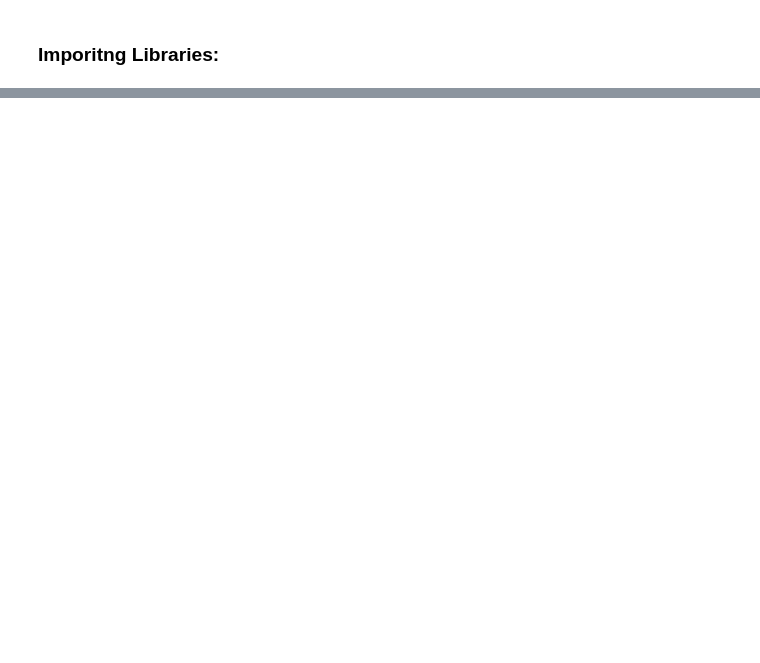
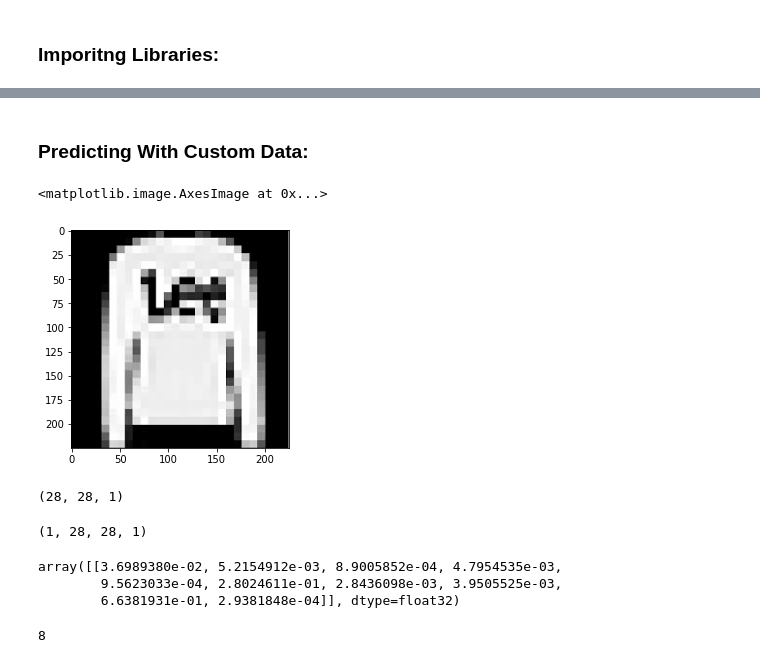
Before and after one commit to satz2000/DeepLearning-, a Jupyter notebook: CNN/CNN.ipynb, the cells around one changed output, grey strips where cells are left out. Saved outputs shown, nothing was run; the diff lists cells and outputs as text; code cells hidden in the pictures; blank space fills up the shorter version.

```diff
--- a/CNN/CNN.ipynb
+++ b/CNN/CNN.ipynb
@@ -112,0 +243,11 @@ Epoch 10/10
+# %% [markdown]
+### **Predicting With Custom Data:**
+# %%
+import cv2
+from keras.preprocessing import image
+img_path = "/content/drive/MyDrive/Deep Learning/images1.jpg"
+img = cv2.imread(img_path)
+plt.imshow(img)
+# %% [output]
+<matplotlib.image.AxesImage at 0x...>
+[figure, added]
@@ -112,0 +257,21 @@ Epoch 10/10
+# %%
+x = np.resize(img, (28, 28, 1))
+x.shape
+# %% [output]
+(28, 28, 1)
+# %%
+img = np.expand_dims(x, axis=0)
+img.shape
+# %% [output]
+(1, 28, 28, 1)
+# %%
+result = model.predict(img)
+result
+# %% [output]
+array([[3.6989380e-02, 5.2154912e-03, 8.9005852e-04, 4.7954535e-03,
+        9.5623033e-04, 2.8024611e-01, 2.8436098e-03, 3.9505525e-03,
+        6.6381931e-01, 2.9381848e-04]], dtype=float32)
+# %%
+np.argmax(result)
+# %% [output]
+8
```
Also changed, not shown: parts of 28 cells of this notebook.
